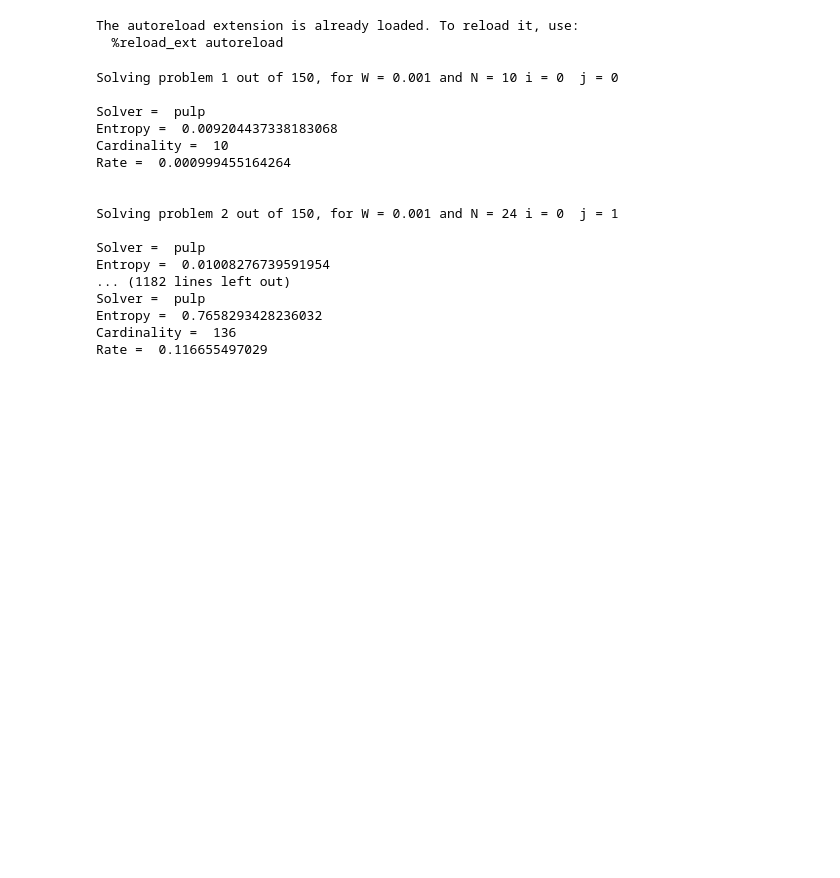
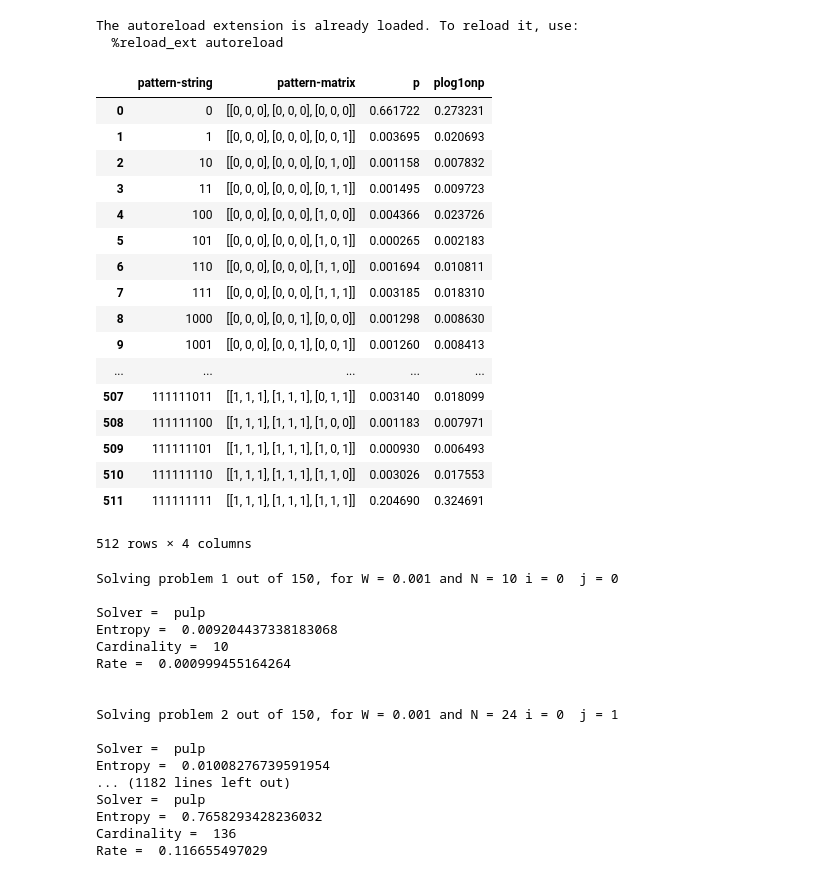
Before and after one commit to nareto/BPV, a Jupyter notebook: notebooks/plo6-3D-entropy.ipynb, the cells around one changed output. Cells and saved outputs as stored; diff of their text form; code cells hidden in the pictures; blank space fills up the shorter version.

```diff
--- a/notebooks/plo6-3D-entropy.ipynb
+++ b/notebooks/plo6-3D-entropy.ipynb
@@ -16,36 +16,55 @@ import pickle
 import matplotlib.gridspec as gridspec
 from mpl_toolkits.axes_grid1 import make_axes_locatable
 import math
 
 matplotlib.style.use('ggplot')
 rcParams['text.latex.unicode'] = True
 rcParams['text.usetex'] = True
 rcParams['text.latex.preamble'] = r'\usepackage{amsthm}', r'\usepackage{amsmath}', r'\usepackage{amssymb}', \
                                    r'\usepackage{amsfonts}'
 #rcParams['text.latex.preamble']
 #rcParams['text.latex.preamble'] = r'\usepackage{amsthm}'
 
 Wmin = 0.001
 Wmax = 0.25
 Wnsteps = 30
 Wstep = (Wmax - Wmin)/Wnsteps
 Wrange = np.arange(Wmin,Wmax,Wstep)
 
 Nmin = 10
 Nmax = 150
 Nnsteps = 30
 Nstep = (Nmax - Nmin)/Nnsteps
 Nrange = np.arange(Nmin,Nmax,Nstep, dtype='int')
 
 nproblems = Wnsteps*Nnsteps
 
 data = BPV.Data()
-data.read_csv("p.delviva.csv",False)
-data.df.sort_index(by="p",inplace=True,ascending=True)
-data.df.set_index(pd.Index([j for j in range(len(data.df))]), inplace=True)
+data.read_csv("pixel.dist.csv",False)
+#data.df.sort_index(by="p",inplace=True,ascending=True)
+#data.df.set_index(pd.Index([j for j in range(len(data.df))]), inplace=True)
+data.df
 # %% [output]
 The autoreload extension is already loaded. To reload it, use:
   %reload_ext autoreload
+|  | pattern-string | pattern-matrix | p | plog1onp |
+| 0 | 0 | [[0, 0, 0], [0, 0, 0], [0, 0, 0]] | 0.661722 | 0.273231 |
+| 1 | 1 | [[0, 0, 0], [0, 0, 0], [0, 0, 1]] | 0.003695 | 0.020693 |
+| 2 | 10 | [[0, 0, 0], [0, 0, 0], [0, 1, 0]] | 0.001158 | 0.007832 |
+| 3 | 11 | [[0, 0, 0], [0, 0, 0], [0, 1, 1]] | 0.001495 | 0.009723 |
+| 4 | 100 | [[0, 0, 0], [0, 0, 0], [1, 0, 0]] | 0.004366 | 0.023726 |
+| 5 | 101 | [[0, 0, 0], [0, 0, 0], [1, 0, 1]] | 0.000265 | 0.002183 |
+| 6 | 110 | [[0, 0, 0], [0, 0, 0], [1, 1, 0]] | 0.001694 | 0.010811 |
+| 7 | 111 | [[0, 0, 0], [0, 0, 0], [1, 1, 1]] | 0.003185 | 0.018310 |
+| 8 | 1000 | [[0, 0, 0], [0, 0, 1], [0, 0, 0]] | 0.001298 | 0.008630 |
+| 9 | 1001 | [[0, 0, 0], [0, 0, 1], [0, 0, 1]] | 0.001260 | 0.008413 |
+| ... | ... | ... | ... | ... |
+| 507 | 111111011 | [[1, 1, 1], [1, 1, 1], [0, 1, 1]] | 0.003140 | 0.018099 |
+| 508 | 111111100 | [[1, 1, 1], [1, 1, 1], [1, 0, 0]] | 0.001183 | 0.007971 |
+| 509 | 111111101 | [[1, 1, 1], [1, 1, 1], [1, 0, 1]] | 0.000930 | 0.006493 |
+| 510 | 111111110 | [[1, 1, 1], [1, 1, 1], [1, 1, 0]] | 0.003026 | 0.017553 |
+| 511 | 111111111 | [[1, 1, 1], [1, 1, 1], [1, 1, 1]] | 0.204690 | 0.324691 |
+512 rows × 4 columns
 # %%
 entropies = np.zeros((Wnsteps, Nnsteps))
 rates = np.zeros((Wnsteps, Nnsteps))
```
Also changed, not shown: parts of 2 cells of this notebook, 24 other files.
